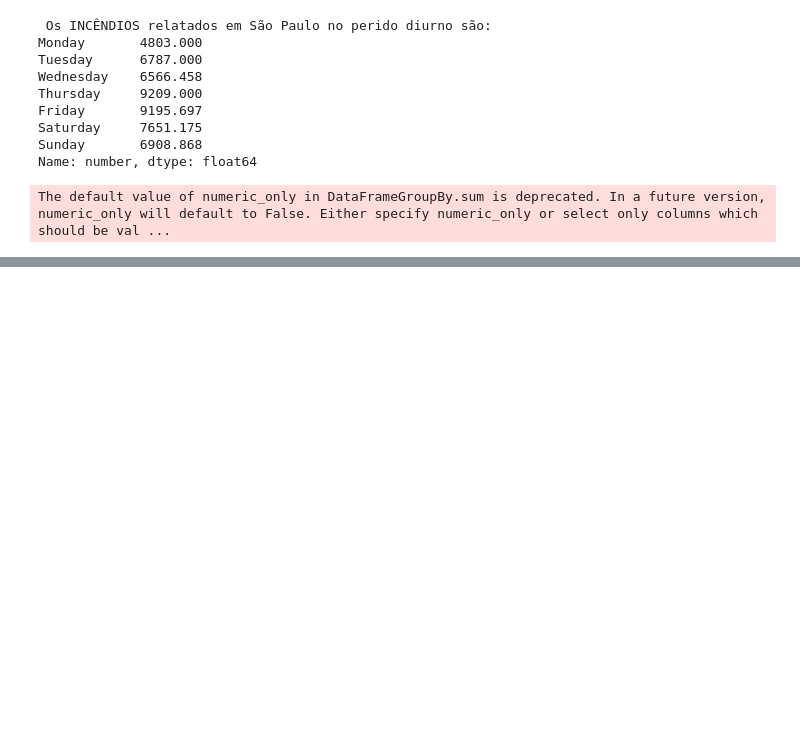
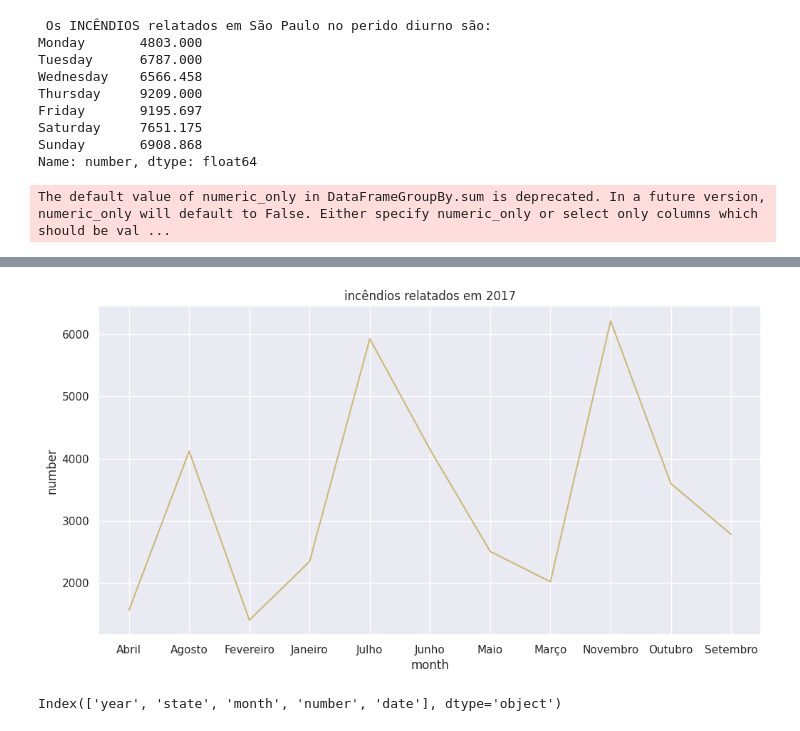
Before and after one commit to Gcango/Analise-dos-Incendios-Florestais-no-Brasil, a Jupyter notebook: Analise_dos_Inc_Florestais.ipynb, the cells around one changed output, grey strips where cells are left out. Saved outputs shown, nothing was run; the diff lists cells and outputs as text; code cells hidden in the pictures; blank space fills up the shorter version.

```diff
--- a/Analise_dos_Inc_Florestais.ipynb
+++ b/Analise_dos_Inc_Florestais.ipynb
@@ -329,0 +331,3 @@ The default value of numeric_only in DataFrameGroupBy.sum is deprecated. In a fu
+# %%
+relato_2017 = dados[dados['year'] == 2017].groupby('month')['number'].sum().reset_index()
+relato_2017
@@ -330,2 +347,15 @@ The default value of numeric_only in DataFrameGroupBy.sum is deprecated. In a fu
+# %%
+plt.figure(figsize=(12,6))
+#plt.xticks(rotation=45)
+sns.set_theme(style="darkgrid")
+plt.title('incêndios relatados em 2017')
+sns.lineplot(data=relato_2017,x='month', y='number', color='y' )
+plt.show()
+# %% [output]
+[figure, added]
 # %%
 #10) - Encontre o número médio de incêndios relatados do maior para o menor (em termos de estado)
+# %%
+dados.columns
+# %% [output]
+Index(['year', 'state', 'month', 'number', 'date'], dtype='object')
```
Also changed, not shown: parts of 9 cells of this notebook.
